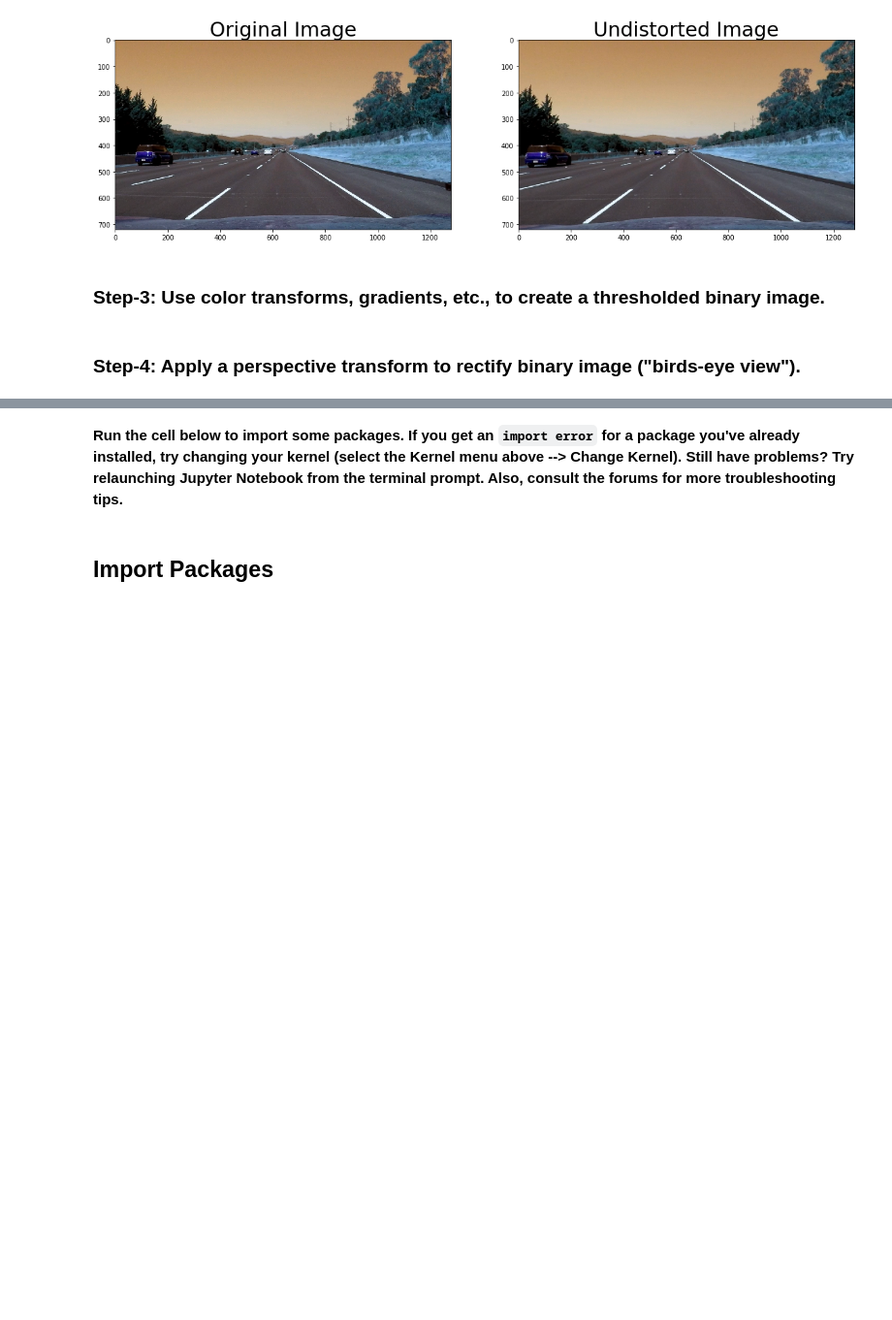
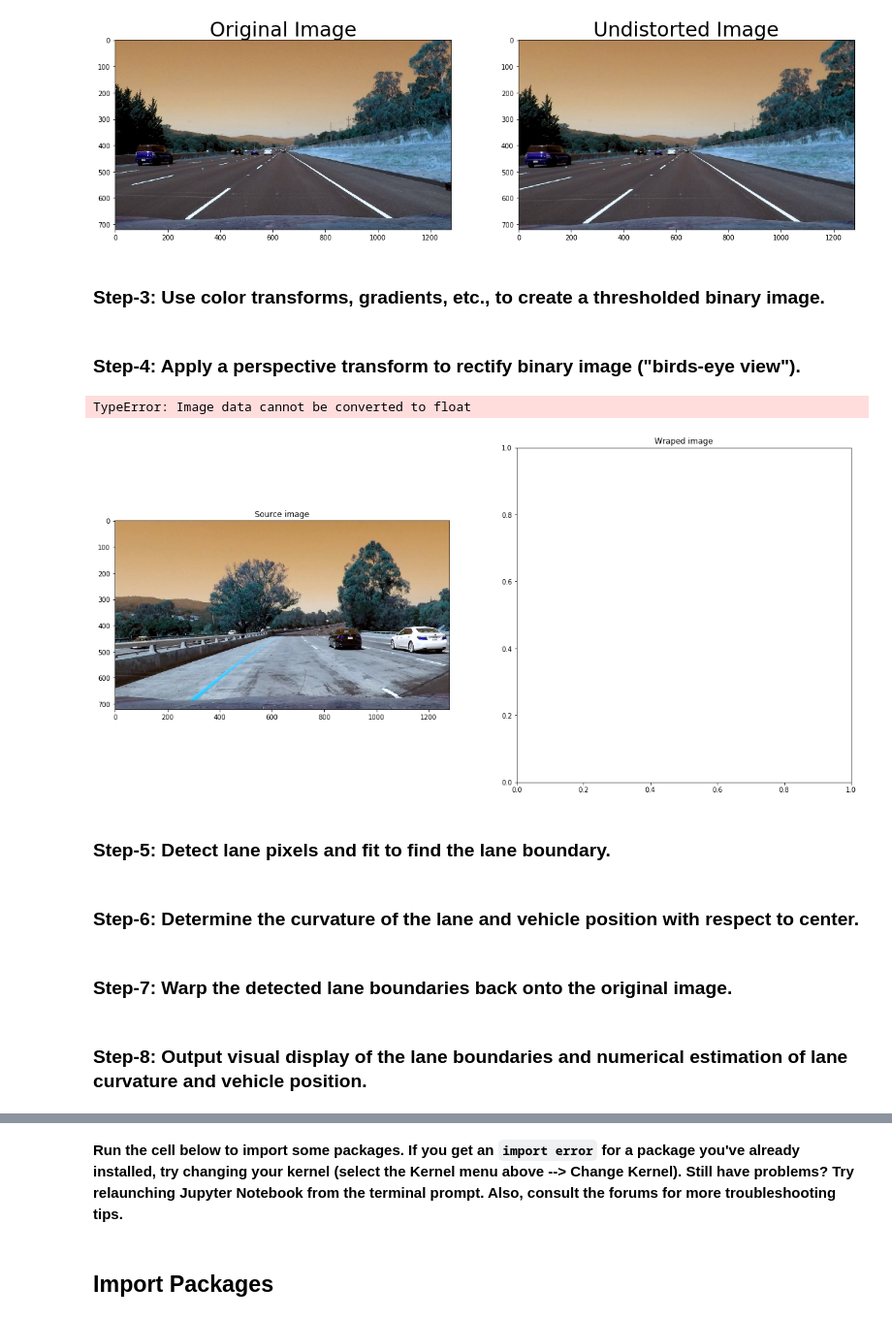
Before and after one commit to preeti-chauhan/SDCND-Project2-Advanced-Lane-Finding, a Jupyter notebook: P4.ipynb, the cells around one changed output, grey strips where cells are left out. Shown at 97% size. Drawn from its saved outputs; the diff is of its cells as text; code cells hidden in the pictures; blank space fills up the shorter version.

Commit message:
Step4

```diff
--- a/P4.ipynb
+++ b/P4.ipynb
@@ -115,3 +151,28 @@ Text(0.5,1,'Undistorted Image')
+# %%
+# Get perspective transform
+img = cv2.imread('test_images/test1.jpg')
+nx = 9
+ny = 6
+warped_im = corners_unwarp(img, nx, ny, mtx, dist)
+# %%
+# Visualize undistortion
+f, (ax1, ax2) = plt.subplots(1,2,figsize=(20,10))
+
+ax1.set_title('Source image')
+ax1.imshow(img)
+ax2.set_title('Wraped image')
+ax2.imshow(warped_im)
+# %% [output]
+TypeError: Image data cannot be converted to float
+[figure, added]
+# %% [markdown]
+### Step-5: Detect lane pixels and fit to find the lane boundary.
+# %% [markdown]
+### Step-6: Determine the curvature of the lane and vehicle position with respect to center.
+# %% [markdown]
+### Step-7: Warp the detected lane boundaries back onto the original image.
+# %% [markdown]
+### Step-8: Output visual display of the lane boundaries and numerical estimation of lane curvature and vehicle position.
 # %% [markdown]
 **Similar to Project-1, the tools I have are color selection, region of interest selection, grayscaling, Gaussian smoothing, Canny Edge Detection and Hough Tranform line detection, etc. My goal is to piece together a pipeline to detect the line segments in the image, then average/extrapolate them and draw them onto the image for display (as below).  Once I have a working pipeline, I will try it out on the video stream.**
 
```
Also changed, not shown: parts of 10 cells of this notebook.
